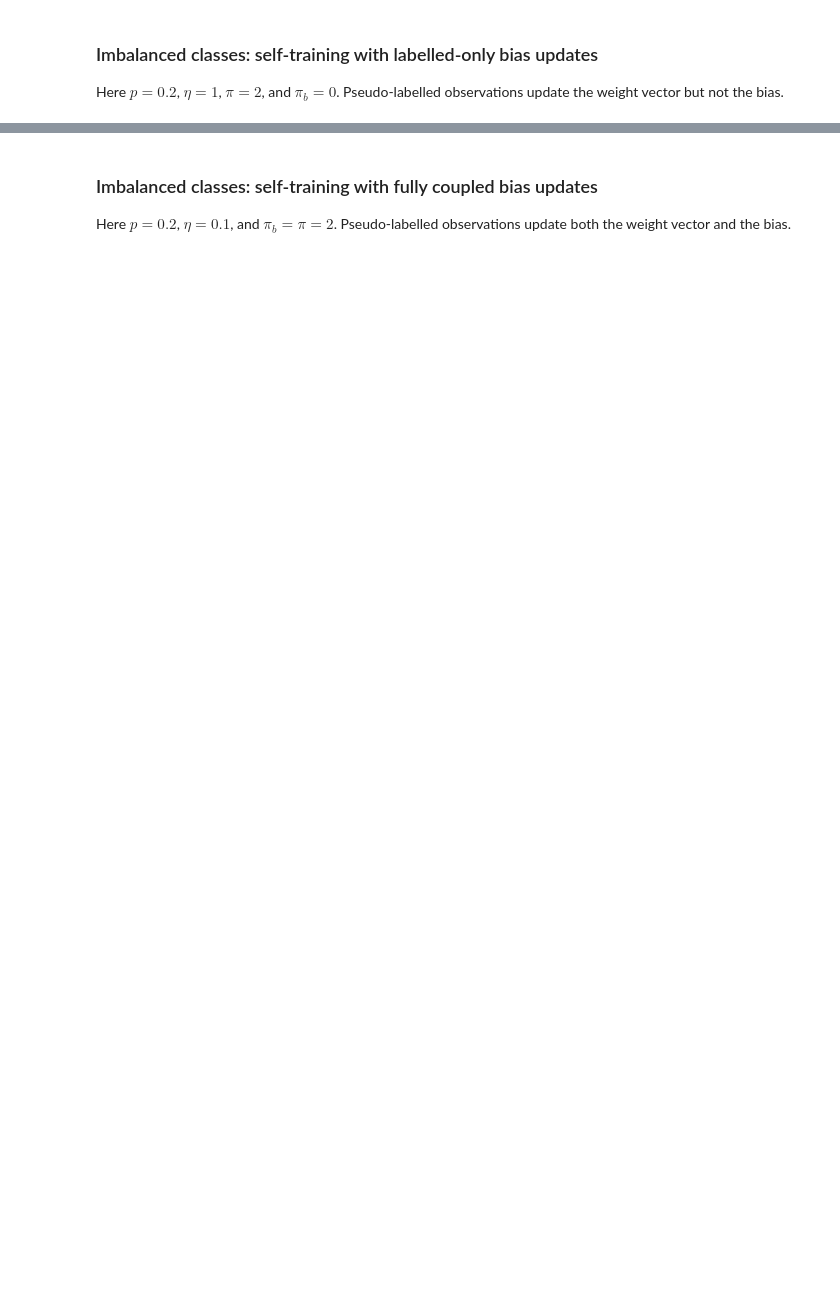
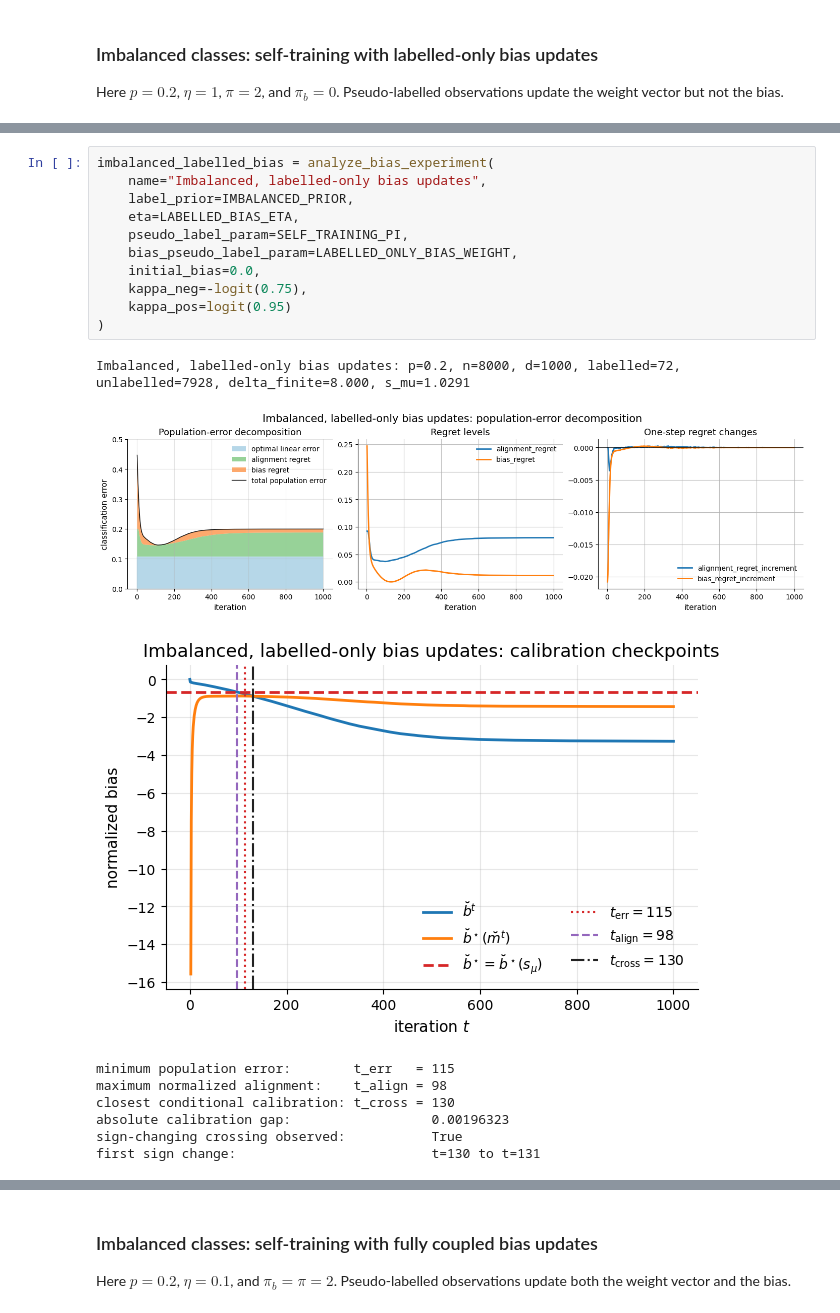
Before and after one commit to ThierryRioual/FeedbackDynamicsOfSelfTraining, a Jupyter notebook: notebooks/01_bias_analysis.ipynb, the cells around one changed output, grey strips where cells are left out. Cells and saved outputs as stored; diff of their text form; blank space fills up the shorter version.

Commit message:
temporal error attribution

```diff
--- a/notebooks/01_bias_analysis.ipynb
+++ b/notebooks/01_bias_analysis.ipynb
@@ -375,3 +400,24 @@ closest conditional calibration: t_cross = 203
 absolute calibration gap:                  0.00220744
 sign-changing crossing observed:           True
 first sign change:                         t=202 to t=203
+# %%
+imbalanced_labelled_bias = analyze_bias_experiment(
+    name="Imbalanced, labelled-only bias updates",
+    label_prior=IMBALANCED_PRIOR,
+    eta=LABELLED_BIAS_ETA,
+    pseudo_label_param=SELF_TRAINING_PI,
+    bias_pseudo_label_param=LABELLED_ONLY_BIAS_WEIGHT,
+    initial_bias=0.0,
+    kappa_neg=-logit(0.75),
+    kappa_pos=logit(0.95)
+)
+# %% [output]
+Imbalanced, labelled-only bias updates: p=0.2, n=8000, d=1000, labelled=72, unlabelled=7928, delta_finite=8.000, s_mu=1.0291
+[figure, added]
+[figure, added]
+minimum population error:        t_err   = 115
+maximum normalized alignment:    t_align = 98
+closest conditional calibration: t_cross = 130
+absolute calibration gap:                  0.00196323
+sign-changing crossing observed:           True
+first sign change:                         t=130 to t=131
```
Also changed, not shown: parts of 11 cells of this notebook, 13 other files.
